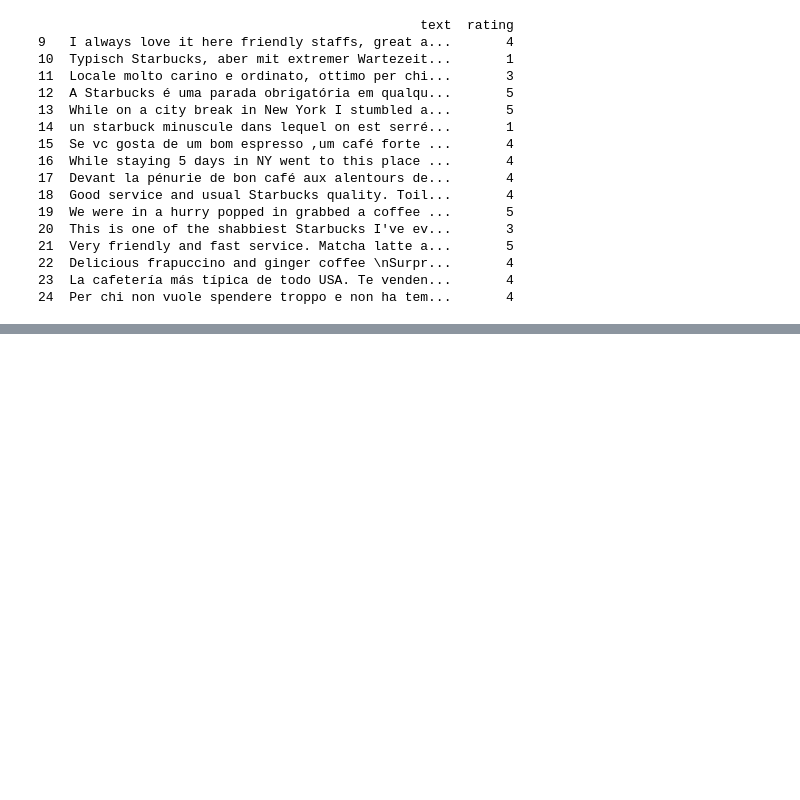
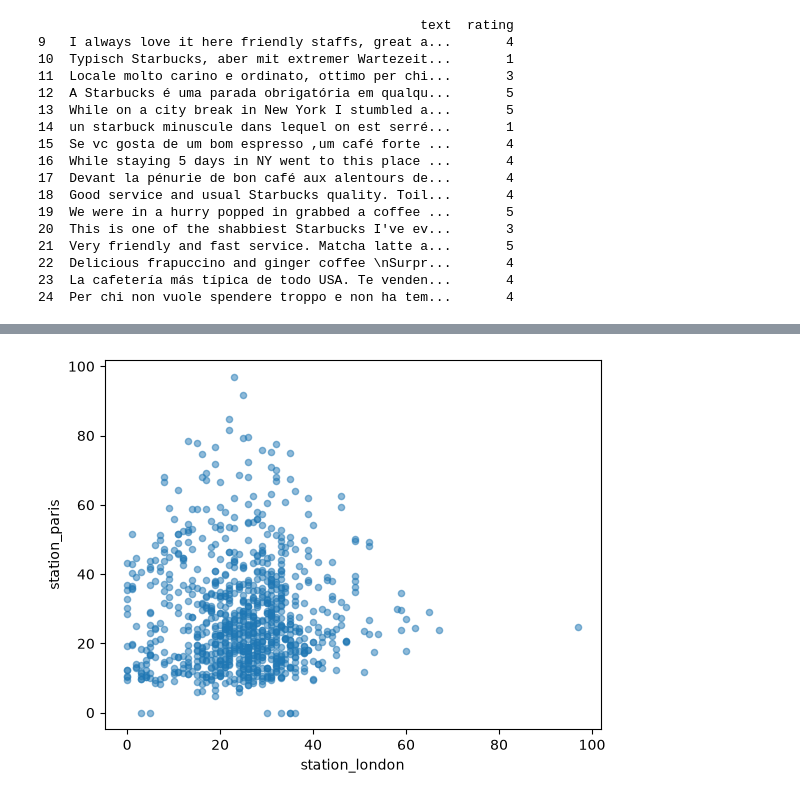
Before and after one commit to Muelvzz/pandas-personal-study, a Jupyter notebook: main.ipynb, the cells around one changed output, grey strips where cells are left out. Cells and saved outputs as stored; diff of their text form; code cells hidden in the pictures; blank space fills up the shorter version.

```diff
--- a/main.ipynb
+++ b/main.ipynb
@@ -200,0 +228,10 @@ print(selected)
+# %%
+# How to compare two values?
+
+air_quality_graph = air_quality_review.plot.scatter(x="station_london", y="station_paris", alpha=0.5)
+air_quality_graph.set_xlabel("station_london")
+air_quality_graph.set_ylabel("station_paris")
+
+plt.show()
+# %% [output]
+[figure, added]
```
Also changed, not shown: parts of 6 cells of this notebook, 4 other files.
